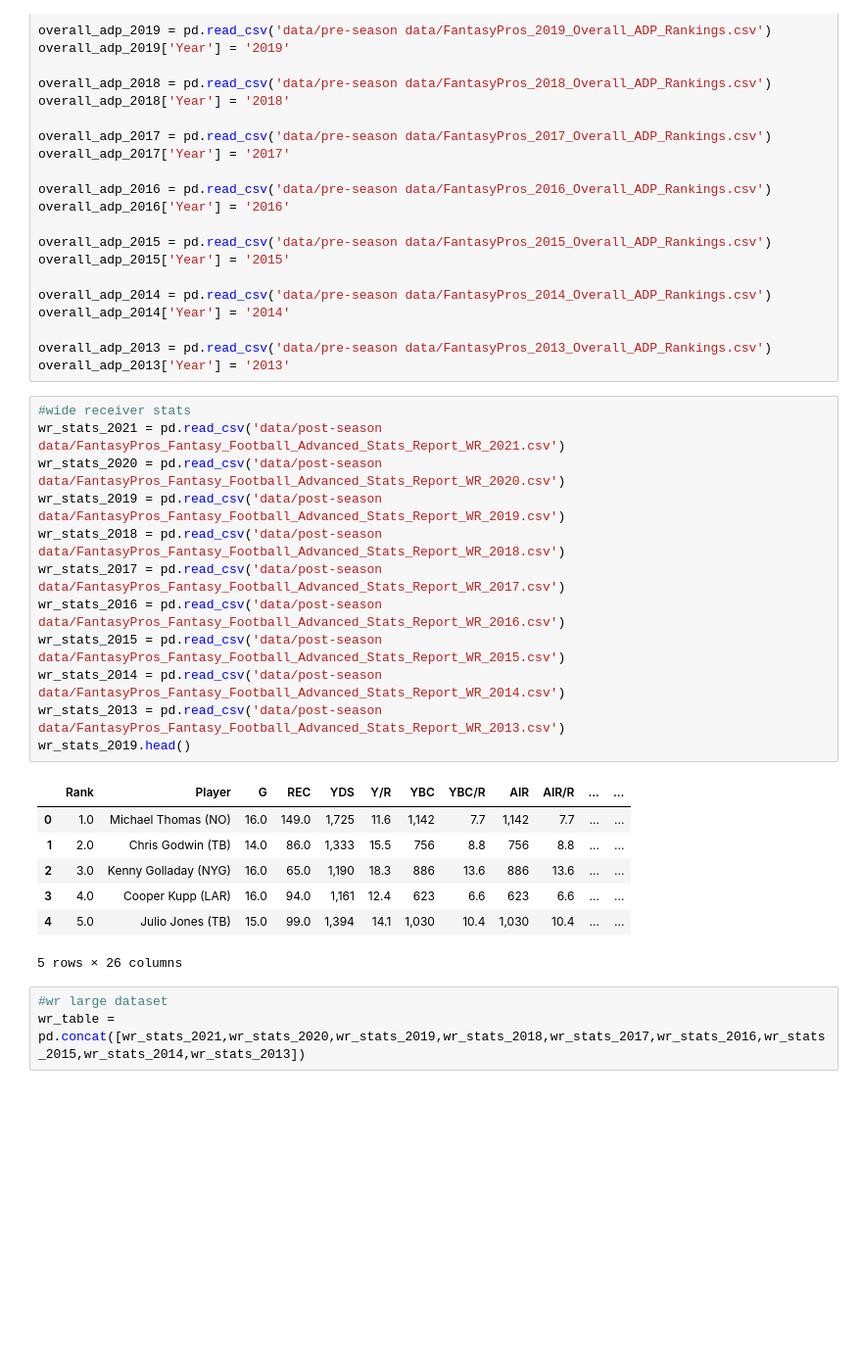
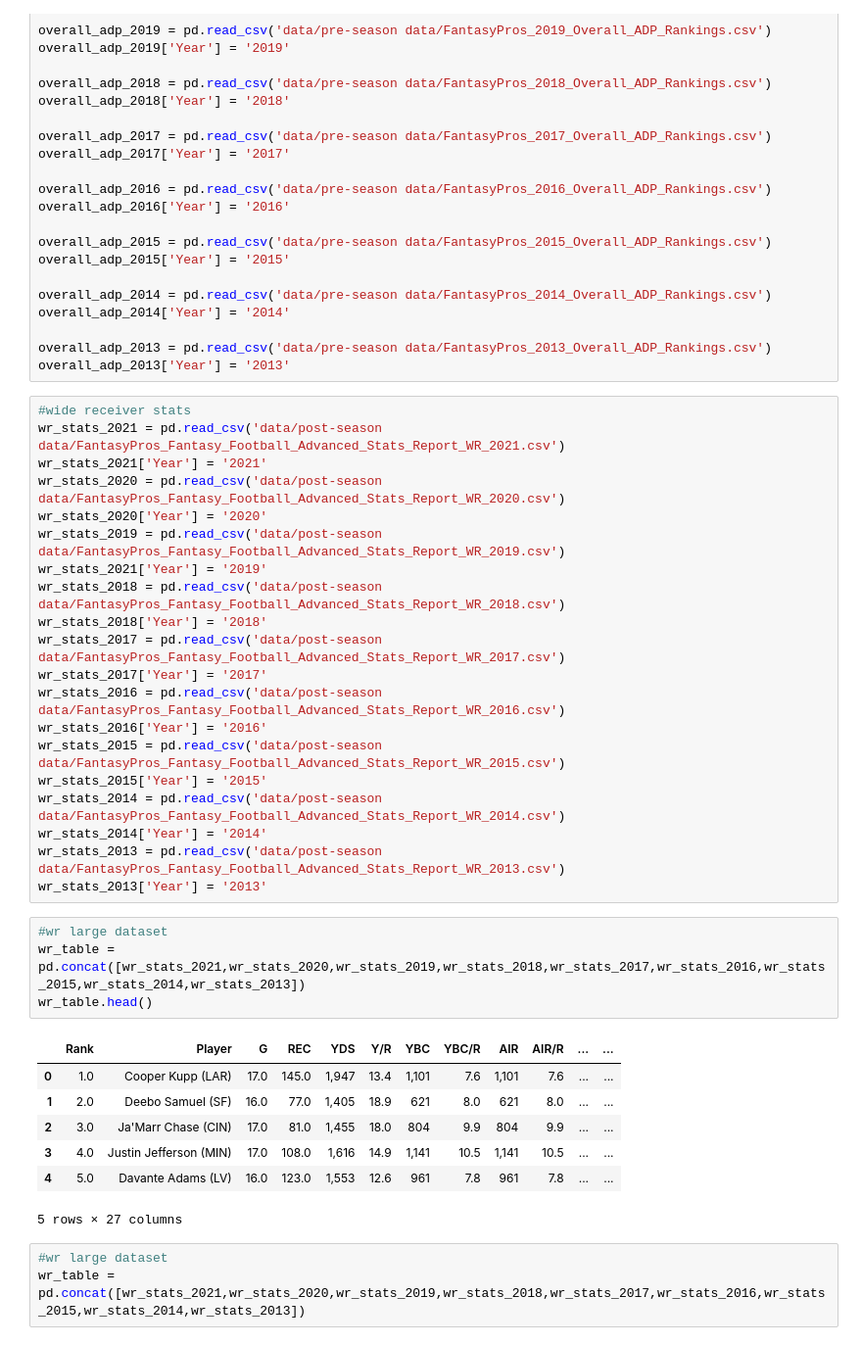
Before and after one commit to jjz62/info2950group, a Jupyter notebook: data_notebook.ipynb, the cells around one changed output. Shown at 98% size. Saved outputs shown, nothing was run; the diff lists cells and outputs as text; blank space fills up the shorter version.

```diff
--- a/data_notebook.ipynb
+++ b/data_notebook.ipynb
@@ -52,23 +52,35 @@ overall_adp_2013['Year'] = '2013'
 # %%
 #wide receiver stats
 wr_stats_2021 = pd.read_csv('data/post-season data/FantasyPros_Fantasy_Football_Advanced_Stats_Report_WR_2021.csv')
+wr_stats_2021['Year'] = '2021'
 wr_stats_2020 = pd.read_csv('data/post-season data/FantasyPros_Fantasy_Football_Advanced_Stats_Report_WR_2020.csv')
+wr_stats_2020['Year'] = '2020'
 wr_stats_2019 = pd.read_csv('data/post-season data/FantasyPros_Fantasy_Football_Advanced_Stats_Report_WR_2019.csv')
+wr_stats_2021['Year'] = '2019'
 wr_stats_2018 = pd.read_csv('data/post-season data/FantasyPros_Fantasy_Football_Advanced_Stats_Report_WR_2018.csv')
+wr_stats_2018['Year'] = '2018'
 wr_stats_2017 = pd.read_csv('data/post-season data/FantasyPros_Fantasy_Football_Advanced_Stats_Report_WR_2017.csv')
+wr_stats_2017['Year'] = '2017'
 wr_stats_2016 = pd.read_csv('data/post-season data/FantasyPros_Fantasy_Football_Advanced_Stats_Report_WR_2016.csv')
+wr_stats_2016['Year'] = '2016'
 wr_stats_2015 = pd.read_csv('data/post-season data/FantasyPros_Fantasy_Football_Advanced_Stats_Report_WR_2015.csv')
+wr_stats_2015['Year'] = '2015'
 wr_stats_2014 = pd.read_csv('data/post-season data/FantasyPros_Fantasy_Football_Advanced_Stats_Report_WR_2014.csv')
+wr_stats_2014['Year'] = '2014'
 wr_stats_2013 = pd.read_csv('data/post-season data/FantasyPros_Fantasy_Football_Advanced_Stats_Report_WR_2013.csv')
-wr_stats_2019.head()
+wr_stats_2013['Year'] = '2013'
-# %% [output]
-|  | Rank | Player | G | REC | YDS | Y/R | YBC | YBC/R | AIR | AIR/R | ... | ... |
-| 0 | 1.0 | Michael Thomas (NO) | 16.0 | 149.0 | 1,725 | 11.6 | 1,142 | 7.7 | 1,142 | 7.7 | ... | ... |
-| 1 | 2.0 | Chris Godwin (TB) | 14.0 | 86.0 | 1,333 | 15.5 | 756 | 8.8 | 756 | 8.8 | ... | ... |
-| 2 | 3.0 | Kenny Golladay (NYG) | 16.0 | 65.0 | 1,190 | 18.3 | 886 | 13.6 | 886 | 13.6 | ... | ... |
-| 3 | 4.0 | Cooper Kupp (LAR) | 16.0 | 94.0 | 1,161 | 12.4 | 623 | 6.6 | 623 | 6.6 | ... | ... |
-| 4 | 5.0 | Julio Jones (TB) | 15.0 | 99.0 | 1,394 | 14.1 | 1,030 | 10.4 | 1,030 | 10.4 | ... | ... |
-5 rows × 26 columns
+# %%
+#wr large dataset
+wr_table = pd.concat([wr_stats_2021,wr_stats_2020,wr_stats_2019,wr_stats_2018,wr_stats_2017,wr_stats_2016,wr_stats_2015,wr_stats_2014,wr_stats_2013])
+wr_table.head()
+# %% [output]
+|  | Rank | Player | G | REC | YDS | Y/R | YBC | YBC/R | AIR | AIR/R | ... | ... |
+| 0 | 1.0 | Cooper Kupp (LAR) | 17.0 | 145.0 | 1,947 | 13.4 | 1,101 | 7.6 | 1,101 | 7.6 | ... | ... |
+| 1 | 2.0 | Deebo Samuel (SF) | 16.0 | 77.0 | 1,405 | 18.9 | 621 | 8.0 | 621 | 8.0 | ... | ... |
+| 2 | 3.0 | Ja'Marr Chase (CIN) | 17.0 | 81.0 | 1,455 | 18.0 | 804 | 9.9 | 804 | 9.9 | ... | ... |
+| 3 | 4.0 | Justin Jefferson (MIN) | 17.0 | 108.0 | 1,616 | 14.9 | 1,141 | 10.5 | 1,141 | 10.5 | ... | ... |
+| 4 | 5.0 | Davante Adams (LV) | 16.0 | 123.0 | 1,553 | 12.6 | 961 | 7.8 | 961 | 7.8 | ... | ... |
+5 rows × 27 columns
 # %%
 #wr large dataset
 wr_table = pd.concat([wr_stats_2021,wr_stats_2020,wr_stats_2019,wr_stats_2018,wr_stats_2017,wr_stats_2016,wr_stats_2015,wr_stats_2014,wr_stats_2013])
```
